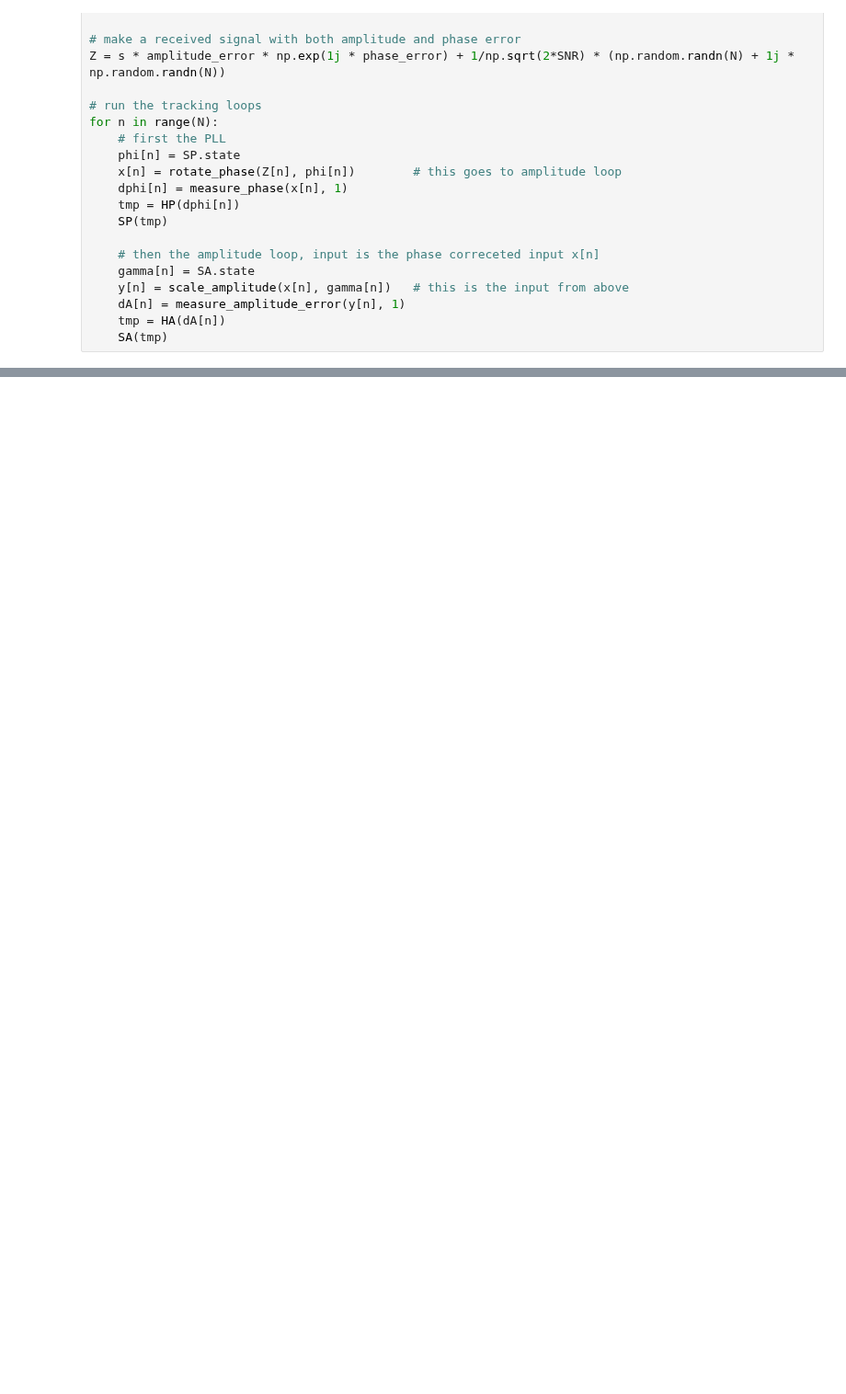
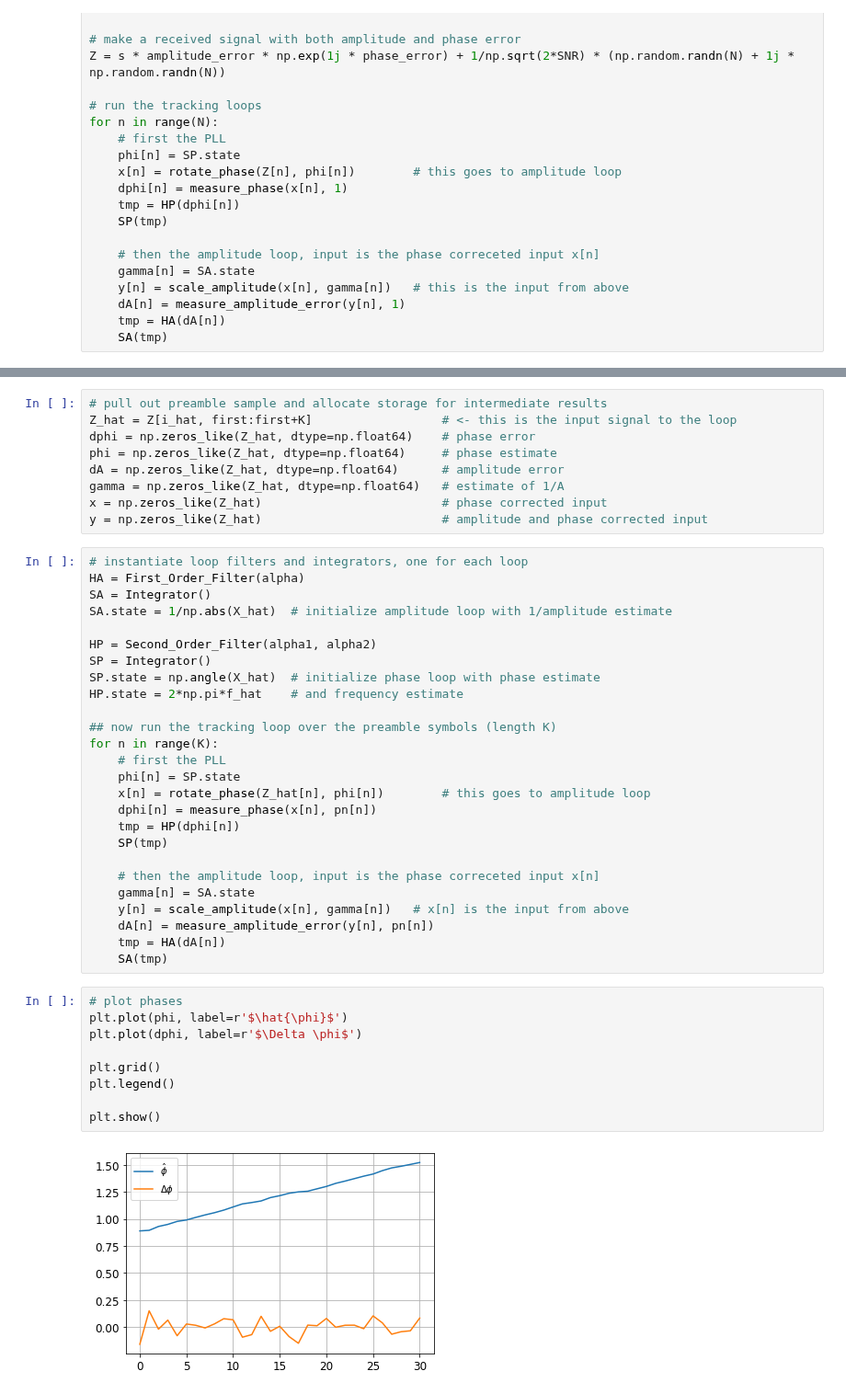
Before and after one commit to bepepa/digital_comms, a Jupyter notebook: 070_tracking_loops.ipynb, the cells around one changed output, grey strips where cells are left out. Shown at 92% size. Cells and saved outputs as stored; diff of their text form; blank space fills up the shorter version.

```diff
--- a/070_tracking_loops.ipynb
+++ b/070_tracking_loops.ipynb
@@ -709,0 +1043,46 @@ plt.show()
+# %%
+# pull out preamble sample and allocate storage for intermediate results
+Z_hat = Z[i_hat, first:first+K]                  # <- this is the input signal to the loop
+dphi = np.zeros_like(Z_hat, dtype=np.float64)    # phase error
+phi = np.zeros_like(Z_hat, dtype=np.float64)     # phase estimate
+dA = np.zeros_like(Z_hat, dtype=np.float64)      # amplitude error
+gamma = np.zeros_like(Z_hat, dtype=np.float64)   # estimate of 1/A
+x = np.zeros_like(Z_hat)                         # phase corrected input
+y = np.zeros_like(Z_hat)                         # amplitude and phase corrected input
+# %%
+# instantiate loop filters and integrators, one for each loop
+HA = First_Order_Filter(alpha)
+SA = Integrator()
+SA.state = 1/np.abs(X_hat)  # initialize amplitude loop with 1/amplitude estimate
+
+HP = Second_Order_Filter(alpha1, alpha2)
+SP = Integrator()
+SP.state = np.angle(X_hat)  # initialize phase loop with phase estimate
+HP.state = 2*np.pi*f_hat    # and frequency estimate
+
+## now run the tracking loop over the preamble symbols (length K)
+for n in range(K):
+    # first the PLL
+    phi[n] = SP.state
+    x[n] = rotate_phase(Z_hat[n], phi[n])        # this goes to amplitude loop
+    dphi[n] = measure_phase(x[n], pn[n])
+    tmp = HP(dphi[n])
+    SP(tmp)
+
+    # then the amplitude loop, input is the phase correceted input x[n]
+    gamma[n] = SA.state
+    y[n] = scale_amplitude(x[n], gamma[n])   # x[n] is the input from above
+    dA[n] = measure_amplitude_error(y[n], pn[n])
+    tmp = HA(dA[n])
+    SA(tmp)
+# %%
+# plot phases
+plt.plot(phi, label=r'$\hat{\phi}$')
+plt.plot(dphi, label=r'$\Delta \phi$')
+
+plt.grid()
+plt.legend()
+
+plt.show()
+# %% [output]
+[figure, added]
```
Also changed, not shown: parts of 51 cells of this notebook.
